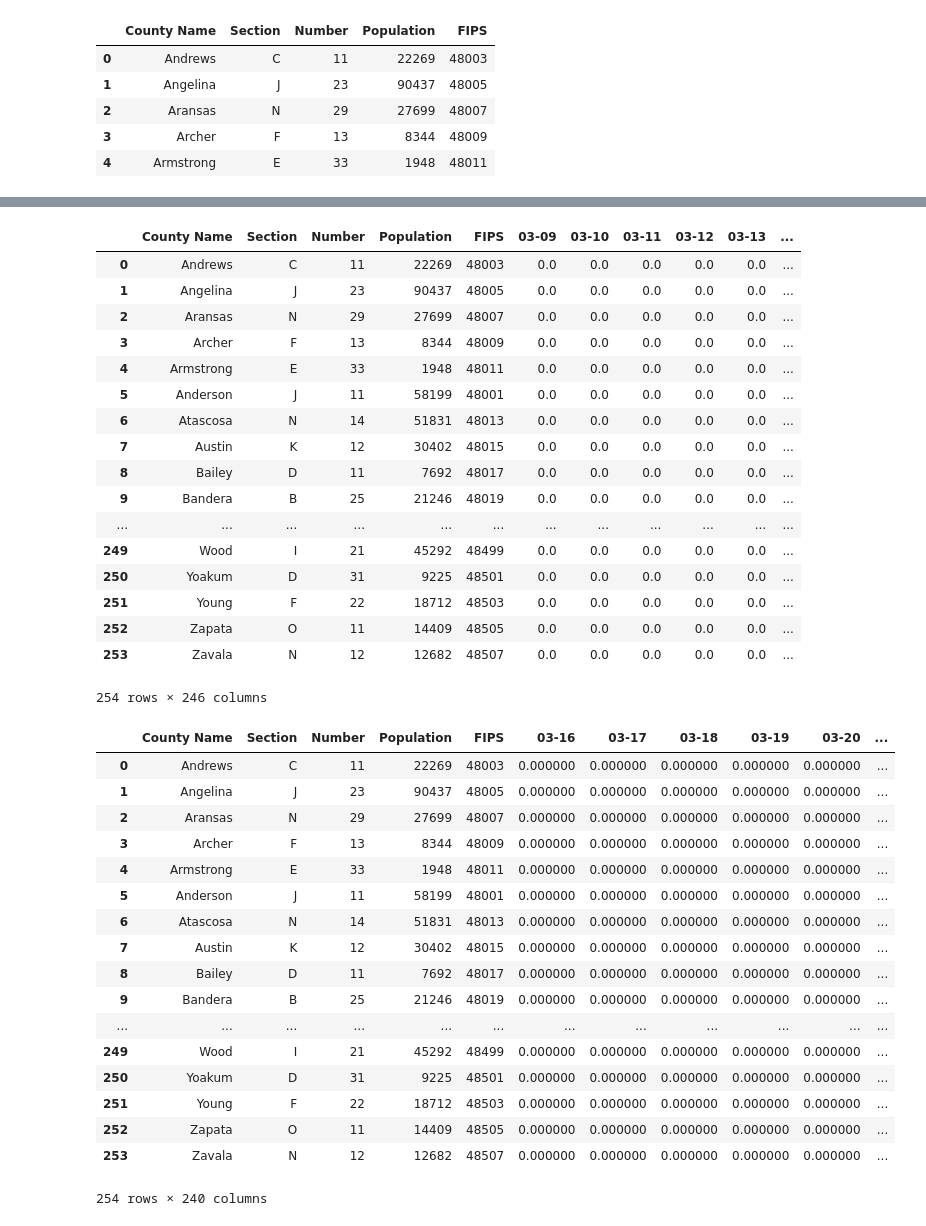
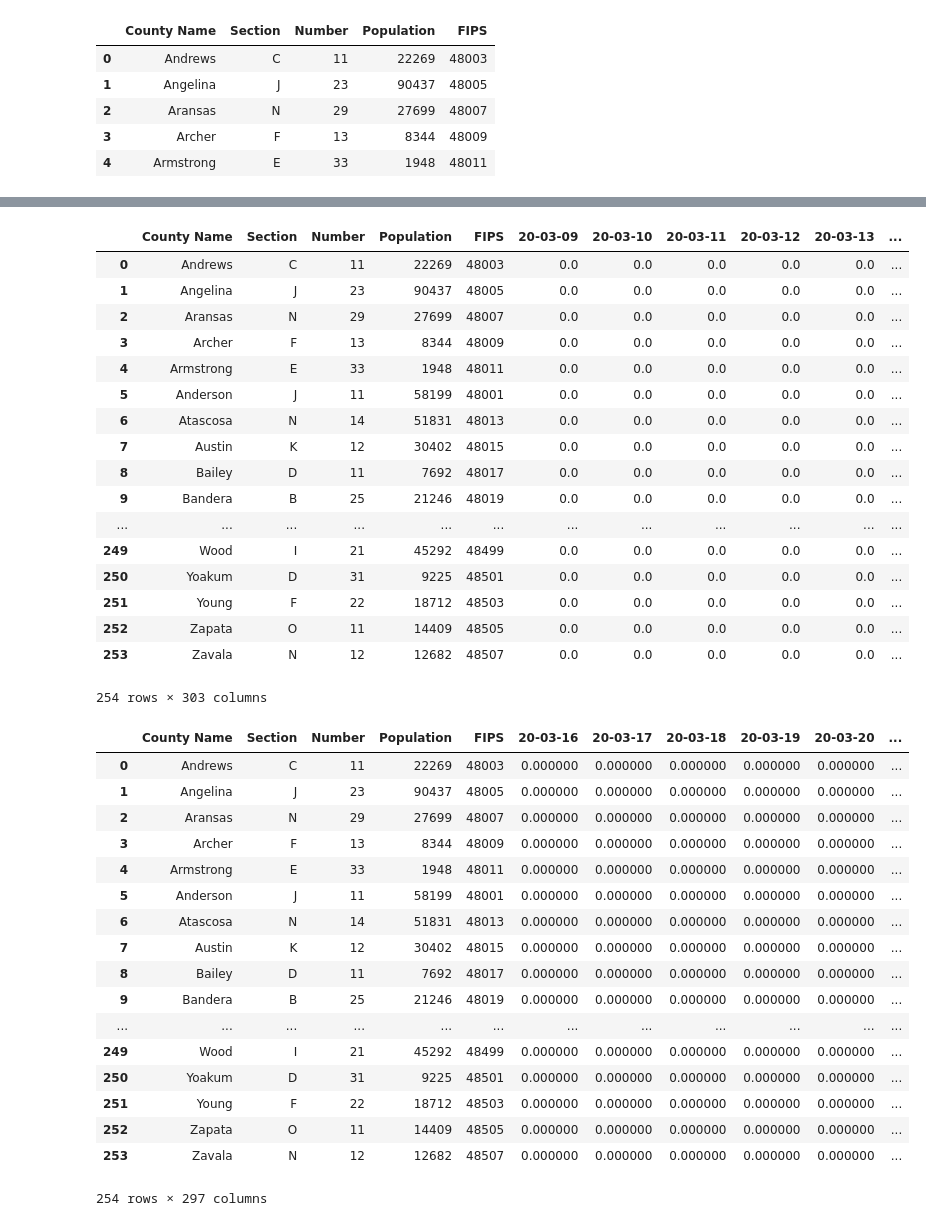
Before and after one commit to sdarby713/Texas_Covid19, a Jupyter notebook: covid19.ipynb, the cells around one changed output, grey strips where cells are left out. Saved outputs shown, nothing was run; the diff lists cells and outputs as text; code cells hidden in the pictures.

```diff
--- a/covid19.ipynb
+++ b/covid19.ipynb
@@ -12,8 +12,10 @@ data_file_df = pd.read_excel('Texas COVID-19 Case Count Data by County.xlsx', sk
 
 cols = data_file_df.columns.values
 newcols = []
+colcount = 0
 
 for col in cols:
+    colcount += 1
     if col == 'County Name':
         newcols.append(col)
     else:
@@ -22,6 +24,12 @@ for col in cols:
         for char in col:
             if (char >= "0" and char <= "9") or char == "-":
                 newcol = newcol + char
+
+        if colcount > 301:
+            newcol = "21-" + newcol
+        else:
+            newcol = "20-" + newcol
+
         print('/' + newcol + "/")
         newcols.append(newcol)
 
@@ -29,7 +37,7 @@ data_file_df.columns = newcols
 
 # data for 3-07 and 3-08 are missing - so we'll pretend that any data before that is missing as well.
 # these are mostly zero anyway.
-del data_file_df["03-04"]
-del data_file_df["03-05"]
-del data_file_df["03-06"]
+del data_file_df["20-03-04"]
+del data_file_df["20-03-05"]
+del data_file_df["20-03-06"]
 # %% [output]
@@ -125,7 +133,7 @@ for y in range(0, ylim):
 # %%
  covid19rate_df
 # %% [output]
-|  | County Name | Section | Number | Population | FIPS | 03-09 | 03-10 | 03-11 | 03-12 | 03-13 | ... |
+|  | County Name | Section | Number | Population | FIPS | 20-03-09 | 20-03-10 | 20-03-11 | 20-03-12 | 20-03-13 | ... |
 | 0 | Andrews | C | 11 | 22269 | 48003 | 0.0 | 0.0 | 0.0 | 0.0 | 0.0 | ... |
 | 1 | Angelina | J | 23 | 90437 | 48005 | 0.0 | 0.0 | 0.0 | 0.0 | 0.0 | ... |
 | 2 | Aransas | N | 29 | 27699 | 48007 | 0.0 | 0.0 | 0.0 | 0.0 | 0.0 | ... |
@@ -142,7 +150,7 @@ for y in range(0, ylim):
 | 251 | Young | F | 22 | 18712 | 48503 | 0.0 | 0.0 | 0.0 | 0.0 | 0.0 | ... |
 | 252 | Zapata | O | 11 | 14409 | 48505 | 0.0 | 0.0 | 0.0 | 0.0 | 0.0 | ... |
 | 253 | Zavala | N | 12 | 12682 | 48507 | 0.0 | 0.0 | 0.0 | 0.0 | 0.0 | ... |
-254 rows × 246 columns
+254 rows × 303 columns
 # %%
 # create a parallel dataframe showing each day's increment of cases per county
 covid19incr_df = covid19_df.copy()
@@ -167,16 +175,16 @@ for y in range(0, ylim):
 # %%
 # these days come before a seven-day rolling average can be computed, and so are not wanted
 
-del covid19ravg_df["03-09"]
-del covid19ravg_df["03-10"]
-del covid19ravg_df["03-11"]
-del covid19ravg_df["03-12"]
-del covid19ravg_df["03-13"]
-del covid19ravg_df["03-15"]  # 3-14 is also missing.
+del covid19ravg_df["20-03-09"]
+del covid19ravg_df["20-03-10"]
+del covid19ravg_df["20-03-11"]
+del covid19ravg_df["20-03-12"]
+del covid19ravg_df["20-03-13"]
+del covid19ravg_df["20-03-15"]  # 3-14 is also missing.
 
 covid19ravg_df
 # %% [output]
-|  | County Name | Section | Number | Population | FIPS | 03-16 | 03-17 | 03-18 | 03-19 | 03-20 | ... |
+|  | County Name | Section | Number | Population | FIPS | 20-03-16 | 20-03-17 | 20-03-18 | 20-03-19 | 20-03-20 | ... |
 | 0 | Andrews | C | 11 | 22269 | 48003 | 0.000000 | 0.000000 | 0.000000 | 0.000000 | 0.000000 | ... |
 | 1 | Angelina | J | 23 | 90437 | 48005 | 0.000000 | 0.000000 | 0.000000 | 0.000000 | 0.000000 | ... |
 | 2 | Aransas | N | 29 | 27699 | 48007 | 0.000000 | 0.000000 | 0.000000 | 0.000000 | 0.000000 | ... |
@@ -193,7 +201,7 @@ covid19ravg_df
 | 251 | Young | F | 22 | 18712 | 48503 | 0.000000 | 0.000000 | 0.000000 | 0.000000 | 0.000000 | ... |
 | 252 | Zapata | O | 11 | 14409 | 48505 | 0.000000 | 0.000000 | 0.000000 | 0.000000 | 0.000000 | ... |
 | 253 | Zavala | N | 12 | 12682 | 48507 | 0.000000 | 0.000000 | 0.000000 | 0.000000 | 0.000000 | ... |
-254 rows × 240 columns
+254 rows × 297 columns
 # %%
 # assign grades to rates of occurance
 
```
Also changed, not shown: parts of 6 cells of this notebook, 7 other files.
